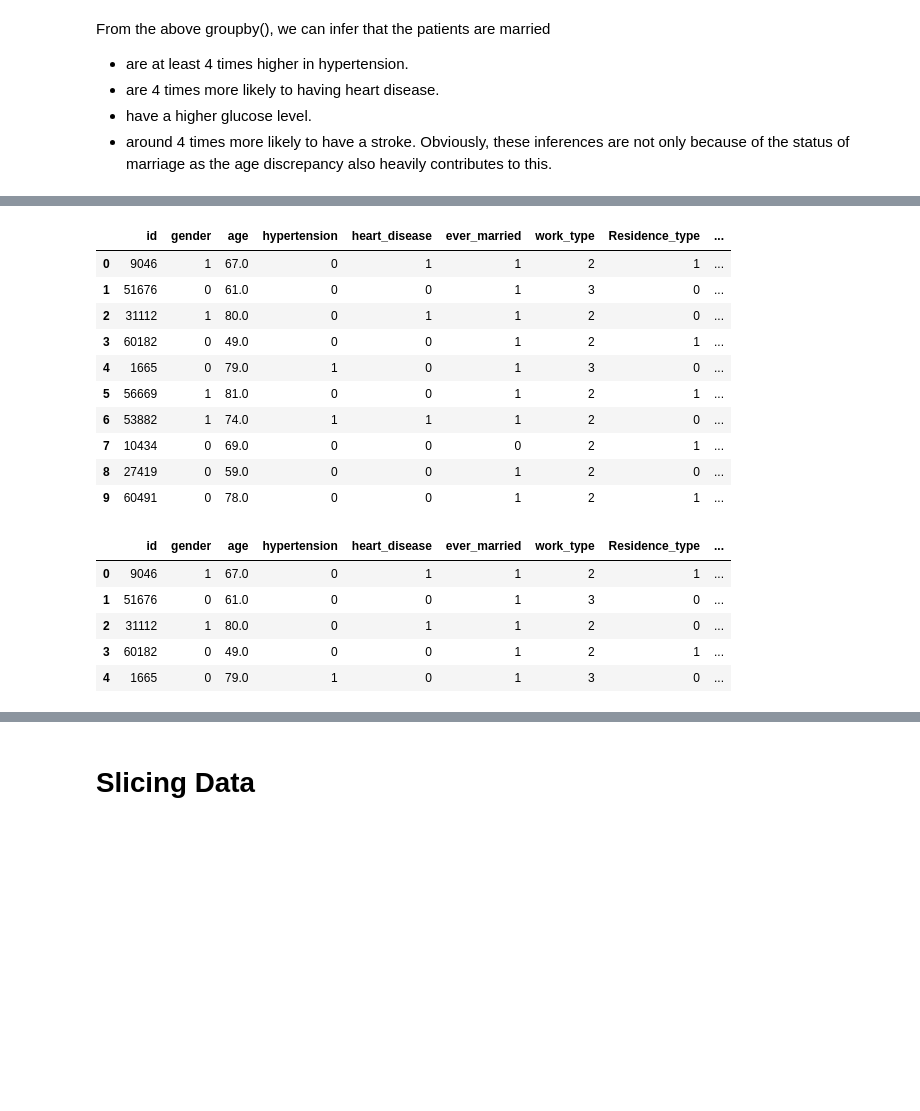
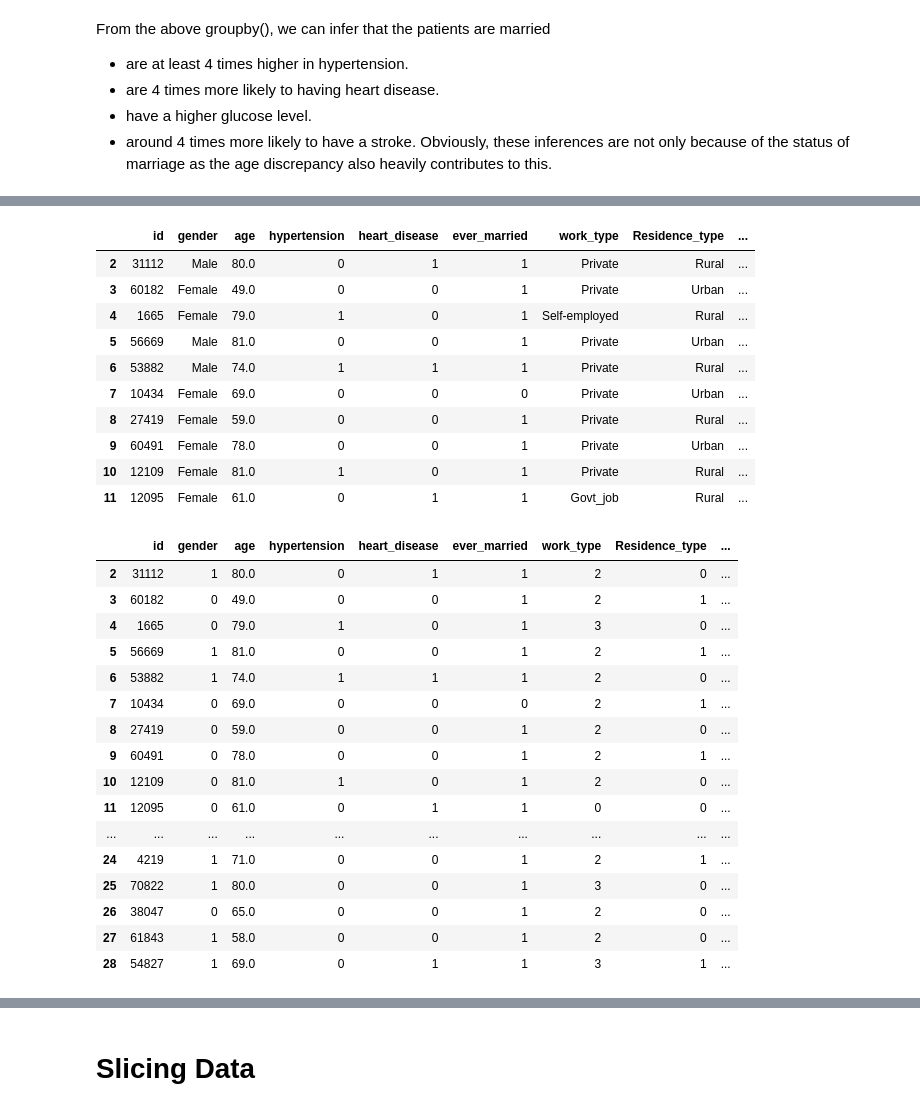
Before and after one commit to Flxp49/ds-stroke-analysis, a Jupyter notebook: notebook.ipynb, the cells around one changed output, grey strips where cells are left out. Cells and saved outputs as stored; diff of their text form; code cells hidden in the pictures; blank space fills up the shorter version.

```diff
--- a/notebook.ipynb
+++ b/notebook.ipynb
@@ -219,0 +216,6 @@ a = sns.displot(data=data, x="avg_glucose_level", kind="kde", hue="stroke")
+# %%
+# Age
+q = data['age'].quantile(0.10)
+dataf = data[data['age']>q]
+# dataf[dataf['stroke']==1]
+dataf.describe()
@@ -219,0 +232,5 @@ a = sns.displot(data=data, x="avg_glucose_level", kind="kde", hue="stroke")
+# %%
+# avg_glucose_level
+q = dataf['avg_glucose_level'].quantile(0.90)
+dataf = dataf[dataf['avg_glucose_level']<q]
+dataf.describe()
@@ -236,5 +265,5 @@ data[data["bmi"].isna()]
 # %%
-droppednas = data
+droppednas = dataf
 droppednas["bmi"].dropna(inplace=True)
 droppednas["bmi"].median()
 # %% [output]
@@ -242,6 +271,6 @@ droppednas["bmi"].median()
 # %%
-fillednas = data
-fillednas["bmi"].fillna(28.1, inplace=True)
+fillednas = dataf
+fillednas["bmi"].fillna(droppednas["bmi"].median(), inplace=True)
 fillednas
 # %% [output]
 |  | id | gender | age | hypertension | heart_disease | ever_married | work_type | Residence_type | ... |
@@ -388,32 +413,40 @@ labeldata = fillednas
 labeldata.head(10)
 # %% [output]
 |  | id | gender | age | hypertension | heart_disease | ever_married | work_type | Residence_type | ... |
-| 0 | 9046 | 1 | 67.0 | 0 | 1 | 1 | 2 | 1 | ... |
-| 1 | 51676 | 0 | 61.0 | 0 | 0 | 1 | 3 | 0 | ... |
-| 2 | 31112 | 1 | 80.0 | 0 | 1 | 1 | 2 | 0 | ... |
-| 3 | 60182 | 0 | 49.0 | 0 | 0 | 1 | 2 | 1 | ... |
-| 4 | 1665 | 0 | 79.0 | 1 | 0 | 1 | 3 | 0 | ... |
-| 5 | 56669 | 1 | 81.0 | 0 | 0 | 1 | 2 | 1 | ... |
-| 6 | 53882 | 1 | 74.0 | 1 | 1 | 1 | 2 | 0 | ... |
-| 7 | 10434 | 0 | 69.0 | 0 | 0 | 0 | 2 | 1 | ... |
-| 8 | 27419 | 0 | 59.0 | 0 | 0 | 1 | 2 | 0 | ... |
-| 9 | 60491 | 0 | 78.0 | 0 | 0 | 1 | 2 | 1 | ... |
+| 2 | 31112 | Male | 80.0 | 0 | 1 | 1 | Private | Rural | ... |
+| 3 | 60182 | Female | 49.0 | 0 | 0 | 1 | Private | Urban | ... |
+| 4 | 1665 | Female | 79.0 | 1 | 0 | 1 | Self-employed | Rural | ... |
+| 5 | 56669 | Male | 81.0 | 0 | 0 | 1 | Private | Urban | ... |
+| 6 | 53882 | Male | 74.0 | 1 | 1 | 1 | Private | Rural | ... |
+| 7 | 10434 | Female | 69.0 | 0 | 0 | 0 | Private | Urban | ... |
+| 8 | 27419 | Female | 59.0 | 0 | 0 | 1 | Private | Rural | ... |
+| 9 | 60491 | Female | 78.0 | 0 | 0 | 1 | Private | Urban | ... |
+| 10 | 12109 | Female | 81.0 | 1 | 0 | 1 | Private | Rural | ... |
+| 11 | 12095 | Female | 61.0 | 0 | 1 | 1 | Govt_job | Rural | ... |
 # %%
-from sklearn.preprocessing import LabelEncoder
 le=LabelEncoder()
-labeldata["gender"]=le.fit_transform(data["gender"])
-labeldata["ever_married"]=le.fit_transform(data["ever_married"])
-labeldata["work_type"]=le.fit_transform(data["work_type"])
-labeldata["Residence_type"]=le.fit_transform(data["Residence_type"])
-labeldata["smoking_status"]=le.fit_transform(data["smoking_status"])
+labeldata["gender"]=le.fit_transform(labeldata["gender"])
+labeldata["ever_married"]=le.fit_transform(labeldata["ever_married"])
+labeldata["work_type"]=le.fit_transform(labeldata["work_type"])
+labeldata["Residence_type"]=le.fit_transform(labeldata["Residence_type"])
+labeldata["smoking_status"]=le.fit_transform(labeldata["smoking_status"])
 labeldata.head(20)
-labeldata["smoking_status"].value_counts()
-labeldata.head()
 # %% [output]
 |  | id | gender | age | hypertension | heart_disease | ever_married | work_type | Residence_type | ... |
-| 0 | 9046 | 1 | 67.0 | 0 | 1 | 1 | 2 | 1 | ... |
-| 1 | 51676 | 0 | 61.0 | 0 | 0 | 1 | 3 | 0 | ... |
 | 2 | 31112 | 1 | 80.0 | 0 | 1 | 1 | 2 | 0 | ... |
 | 3 | 60182 | 0 | 49.0 | 0 | 0 | 1 | 2 | 1 | ... |
 | 4 | 1665 | 0 | 79.0 | 1 | 0 | 1 | 3 | 0 | ... |
+| 5 | 56669 | 1 | 81.0 | 0 | 0 | 1 | 2 | 1 | ... |
+| 6 | 53882 | 1 | 74.0 | 1 | 1 | 1 | 2 | 0 | ... |
+| 7 | 10434 | 0 | 69.0 | 0 | 0 | 0 | 2 | 1 | ... |
+| 8 | 27419 | 0 | 59.0 | 0 | 0 | 1 | 2 | 0 | ... |
+| 9 | 60491 | 0 | 78.0 | 0 | 0 | 1 | 2 | 1 | ... |
+| 10 | 12109 | 0 | 81.0 | 1 | 0 | 1 | 2 | 0 | ... |
+| 11 | 12095 | 0 | 61.0 | 0 | 1 | 1 | 0 | 0 | ... |
+| ... | ... | ... | ... | ... | ... | ... | ... | ... | ... |
+| 24 | 4219 | 1 | 71.0 | 0 | 0 | 1 | 2 | 1 | ... |
+| 25 | 70822 | 1 | 80.0 | 0 | 0 | 1 | 3 | 0 | ... |
+| 26 | 38047 | 0 | 65.0 | 0 | 0 | 1 | 2 | 0 | ... |
+| 27 | 61843 | 1 | 58.0 | 0 | 0 | 1 | 2 | 0 | ... |
+| 28 | 54827 | 1 | 69.0 | 0 | 1 | 1 | 3 | 1 | ... |
 # %% [markdown]
```
Also changed, not shown: parts of 26 cells of this notebook.
